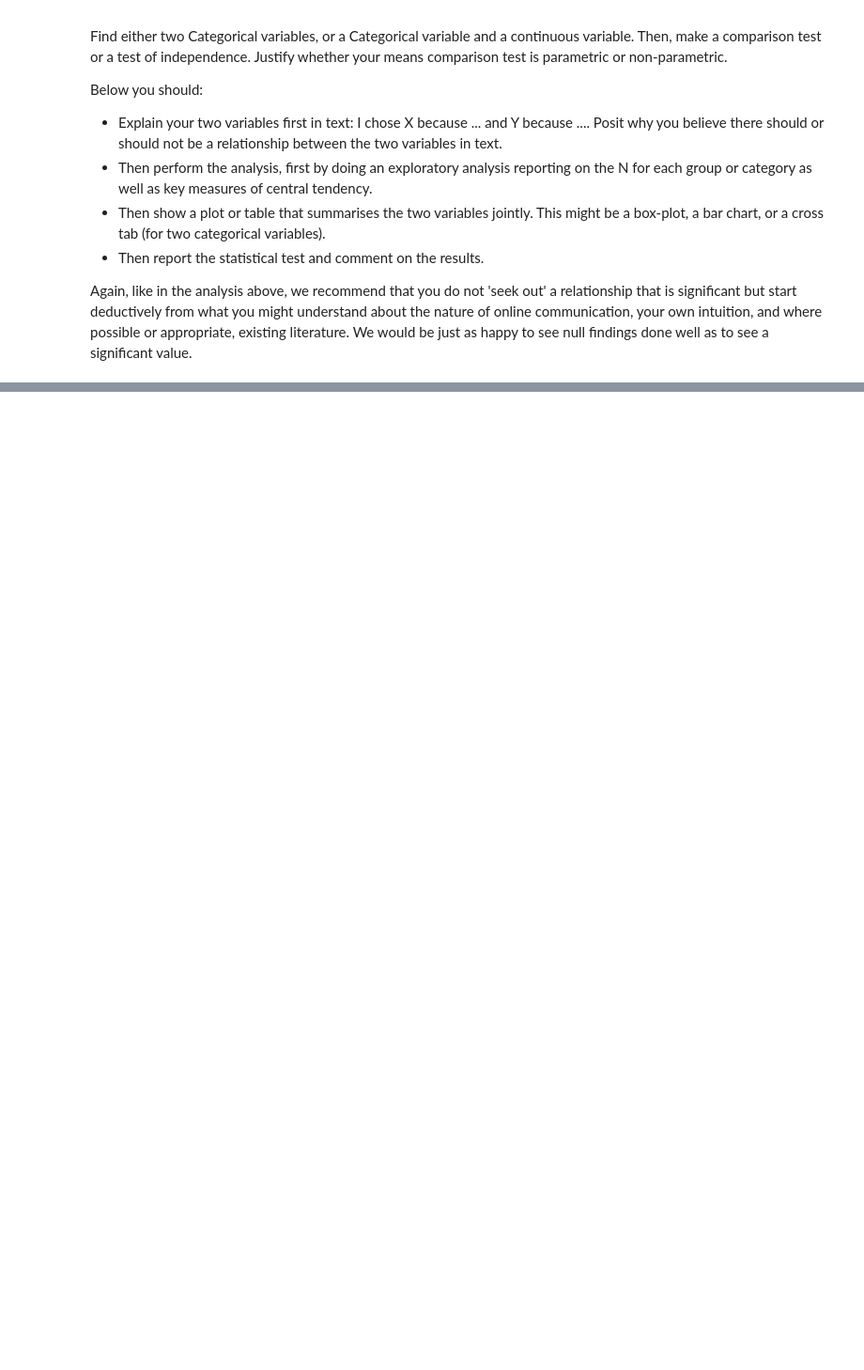
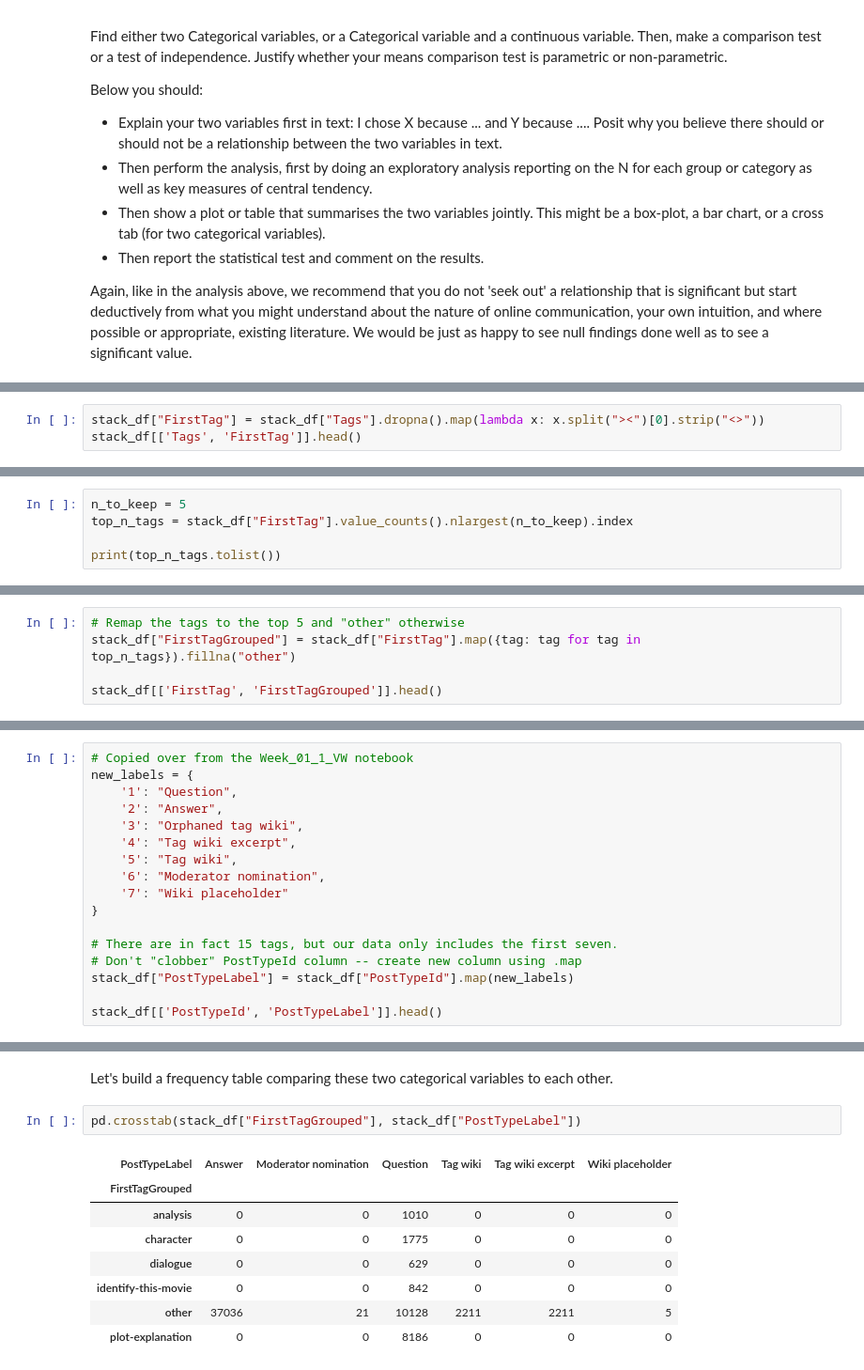
Before and after one commit to RyanOthnielKearns/oii-fsds, a Jupyter notebook: week01/Week01_2_Lab_Tables.ipynb, the cells around one changed output, grey strips where cells are left out. Shown at 94% size. Drawn from its saved outputs; the diff is of its cells as text; blank space fills up the shorter version.

```diff
--- a/week01/Week01_2_Lab_Tables.ipynb
+++ b/week01/Week01_2_Lab_Tables.ipynb
@@ -48,0 +159,3 @@ Again, like in the analysis above, we recommend that you do not 'seek out' a rel
+# %%
+stack_df["FirstTag"] = stack_df["Tags"].dropna().map(lambda x: x.split("><")[0].strip("<>"))
+stack_df[['Tags', 'FirstTag']].head()
@@ -48,0 +215,5 @@ Again, like in the analysis above, we recommend that you do not 'seek out' a rel
+# %%
+n_to_keep = 5
+top_n_tags = stack_df["FirstTag"].value_counts().nlargest(n_to_keep).index
+
+print(top_n_tags.tolist())
@@ -48,0 +222,5 @@ Again, like in the analysis above, we recommend that you do not 'seek out' a rel
+# %%
+# Remap the tags to the top 5 and "other" otherwise
+stack_df["FirstTagGrouped"] = stack_df["FirstTag"].map({tag: tag for tag in top_n_tags}).fillna("other")
+
+stack_df[['FirstTag', 'FirstTagGrouped']].head()
@@ -48,0 +236,17 @@ Again, like in the analysis above, we recommend that you do not 'seek out' a rel
+# %%
+# Copied over from the Week_01_1_VW notebook
+new_labels = {
+    '1': "Question",
+    '2': "Answer",
+    '3': "Orphaned tag wiki",
+    '4': "Tag wiki excerpt",
+    '5': "Tag wiki",
+    '6': "Moderator nomination",
+    '7': "Wiki placeholder"
+}
+
+# There are in fact 15 tags, but our data only includes the first seven.
+# Don't "clobber" PostTypeId column -- create new column using .map
+stack_df["PostTypeLabel"] = stack_df["PostTypeId"].map(new_labels)
+
+stack_df[['PostTypeId', 'PostTypeLabel']].head()
@@ -48,0 +260,13 @@ Again, like in the analysis above, we recommend that you do not 'seek out' a rel
+# %% [markdown]
+Let's build a frequency table comparing these two categorical variables to each other.
+# %%
+pd.crosstab(stack_df["FirstTagGrouped"], stack_df["PostTypeLabel"])
+# %% [output]
+| PostTypeLabel | Answer | Moderator nomination | Question | Tag wiki | Tag wiki excerpt | Wiki placeholder |
+| FirstTagGrouped |  |  |  |  |  |  |
+| analysis | 0 | 0 | 1010 | 0 | 0 | 0 |
+| character | 0 | 0 | 1775 | 0 | 0 | 0 |
+| dialogue | 0 | 0 | 629 | 0 | 0 | 0 |
+| identify-this-movie | 0 | 0 | 842 | 0 | 0 | 0 |
+| other | 37036 | 21 | 10128 | 2211 | 2211 | 5 |
+| plot-explanation | 0 | 0 | 8186 | 0 | 0 | 0 |
```
Also changed, not shown: parts of 36 cells of this notebook.
